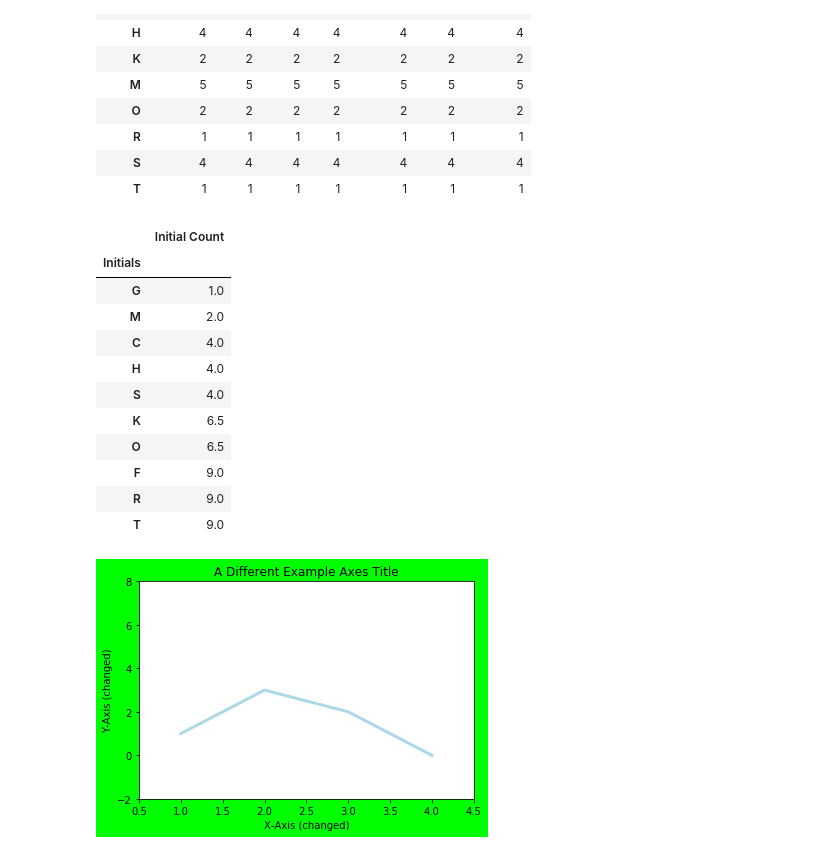
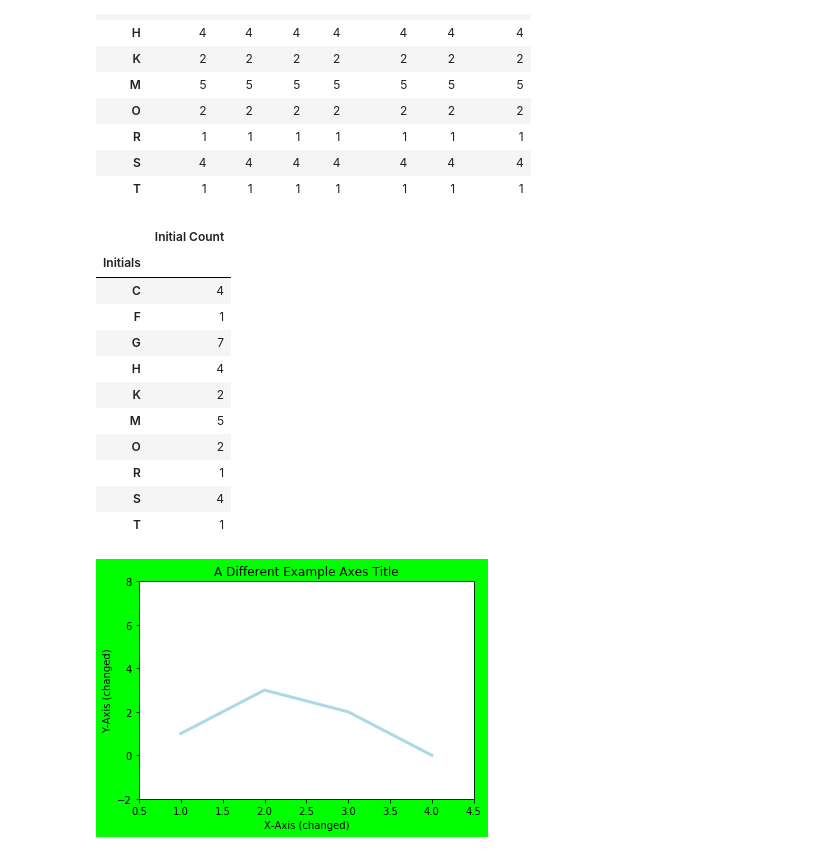
Before and after one commit to danpodgurschi/python_notebook, a Jupyter notebook: Python Notebook.ipynb, the cells around one changed output. Drawn from its saved outputs; the diff is of its cells as text; code cells hidden in the pictures.

```diff
--- a/Python Notebook.ipynb
+++ b/Python Notebook.ipynb
@@ -100,23 +102,24 @@ anime_df.groupby(['Initials']).count()
 # %%
 initial_count = anime_df.apply(lambda my_current_row: 1, axis=1)
 anime_df["Initial Count"] = initial_count
 count_anime_df = anime_df[['Initials', 'Initial Count']].groupby(['Initials']).sum()
 #anime_df.groupby(['Initials']).sum()
 #anime_df.columns
-sort_anime_df = count_anime_df.sort_values(by = ['Initial Count'], ascending=False)
+count_anime_df
+#sort_anime_df = count_anime_df.sort_values(by = ['Initial Count'], ascending=False)
 #sort_anime_df.head(3)   ###   top n results
-sort_anime_df.rank(axis=0, ascending=False)
+#sort_anime_df.rank(axis=0, ascending=False)
 # %% [output]
 |  | Initial Count |
 | Initials |  |
-| G | 1.0 |
-| M | 2.0 |
-| C | 4.0 |
-| H | 4.0 |
-| S | 4.0 |
-| K | 6.5 |
-| O | 6.5 |
-| F | 9.0 |
-| R | 9.0 |
-| T | 9.0 |
+| C | 4 |
+| F | 1 |
+| G | 7 |
+| H | 4 |
+| K | 2 |
+| M | 5 |
+| O | 2 |
+| R | 1 |
+| S | 4 |
+| T | 1 |
 # %%
```
Also changed, not shown: parts of 6 cells of this notebook.
